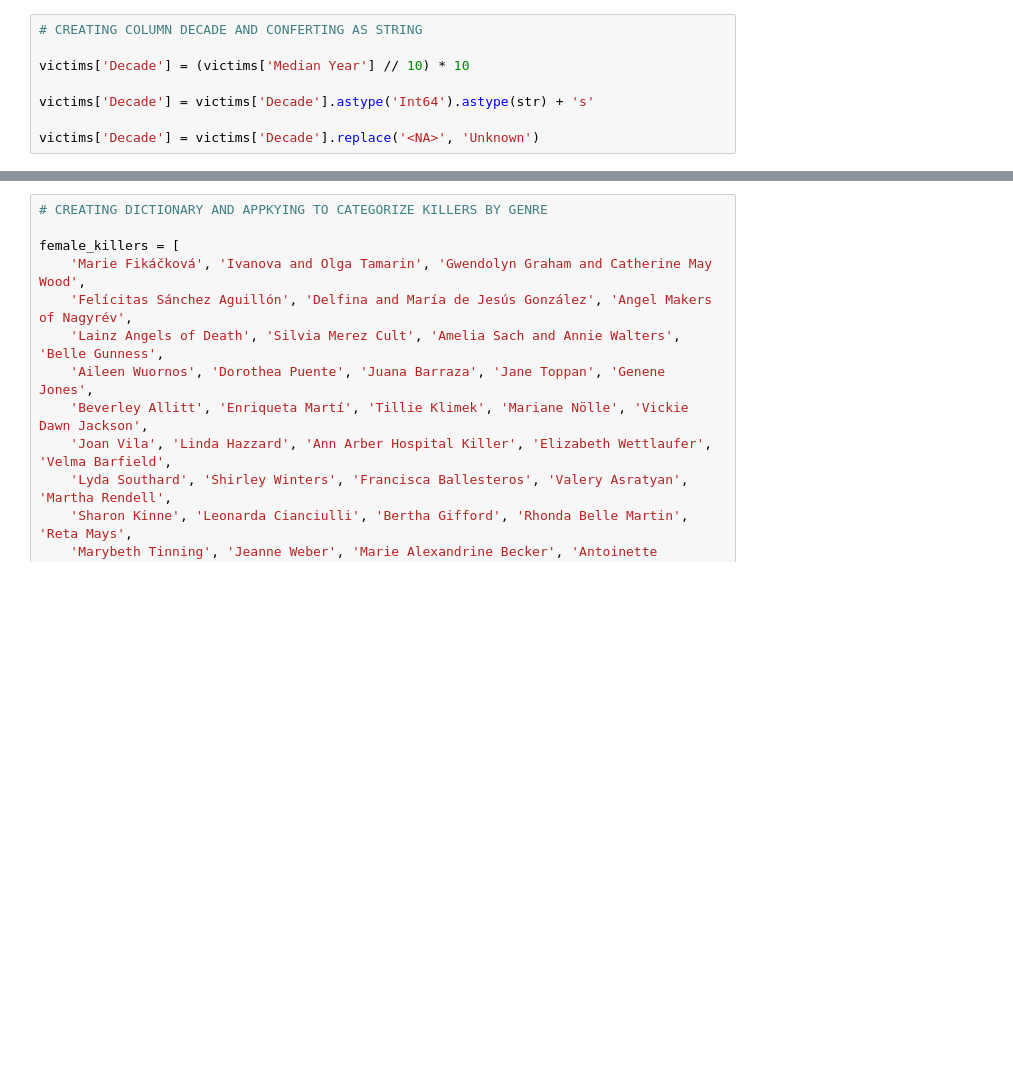
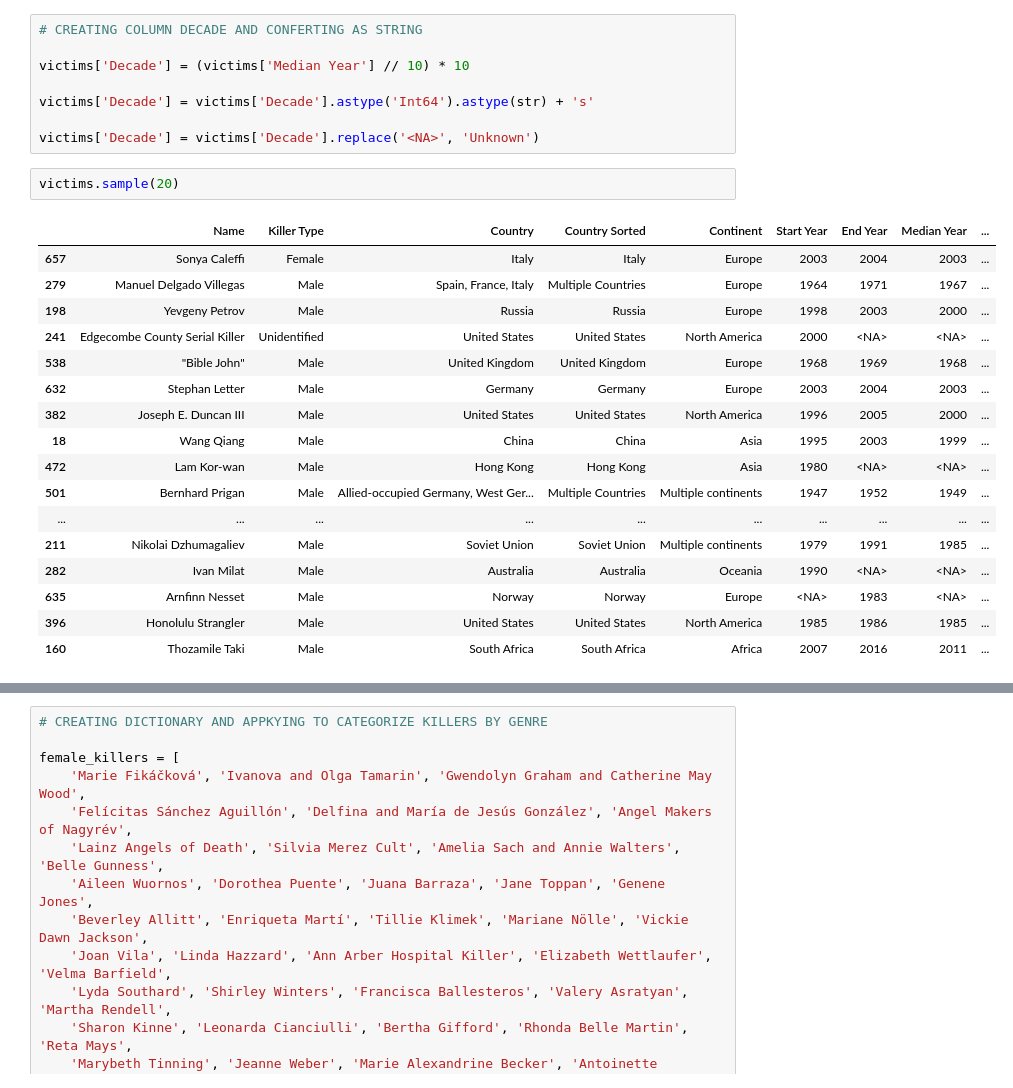
Before and after one commit to CibiPB/project-da-promo-49-modulo-4, a Jupyter notebook: Python/EDA proyecto.ipynb, the cells around one changed output, grey strips where cells are left out. Saved outputs shown, nothing was run; the diff lists cells and outputs as text; blank space fills up the shorter version.

```diff
--- a/Python/EDA proyecto.ipynb
+++ b/Python/EDA proyecto.ipynb
@@ -541,3 +541,23 @@ victims['Decade'] = (victims['Median Year'] // 10) * 10
 victims['Decade'] = victims['Decade'].astype('Int64').astype(str) + 's'
 
 victims['Decade'] = victims['Decade'].replace('<NA>', 'Unknown')
+# %%
+victims.sample(20)
+# %% [output]
+|  | Name | Killer Type | Country | Country Sorted | Continent | Start Year | End Year | Median Year | ... |
+| 657 | Sonya Caleffi | Female | Italy | Italy | Europe | 2003 | 2004 | 2003 | ... |
+| 279 | Manuel Delgado Villegas | Male | Spain, France, Italy | Multiple Countries | Europe | 1964 | 1971 | 1967 | ... |
+| 198 | Yevgeny Petrov | Male | Russia | Russia | Europe | 1998 | 2003 | 2000 | ... |
+| 241 | Edgecombe County Serial Killer | Unidentified | United States | United States | North America | 2000 | <NA> | <NA> | ... |
+| 538 | "Bible John" | Male | United Kingdom | United Kingdom | Europe | 1968 | 1969 | 1968 | ... |
+| 632 | Stephan Letter | Male | Germany | Germany | Europe | 2003 | 2004 | 2003 | ... |
+| 382 | Joseph E. Duncan III | Male | United States | United States | North America | 1996 | 2005 | 2000 | ... |
+| 18 | Wang Qiang | Male | China | China | Asia | 1995 | 2003 | 1999 | ... |
+| 472 | Lam Kor-wan | Male | Hong Kong | Hong Kong | Asia | 1980 | <NA> | <NA> | ... |
+| 501 | Bernhard Prigan | Male | Allied-occupied Germany, West Ger... | Multiple Countries | Multiple continents | 1947 | 1952 | 1949 | ... |
+| ... | ... | ... | ... | ... | ... | ... | ... | ... | ... |
+| 211 | Nikolai Dzhumagaliev | Male | Soviet Union | Soviet Union | Multiple continents | 1979 | 1991 | 1985 | ... |
+| 282 | Ivan Milat | Male | Australia | Australia | Oceania | 1990 | <NA> | <NA> | ... |
+| 635 | Arnfinn Nesset | Male | Norway | Norway | Europe | <NA> | 1983 | <NA> | ... |
+| 396 | Honolulu Strangler | Male | United States | United States | North America | 1985 | 1986 | 1985 | ... |
+| 160 | Thozamile Taki | Male | South Africa | South Africa | Africa | 2007 | 2016 | 2011 | ... |
```
Also changed, not shown: parts of 1 cell of this notebook, 6 other files.
